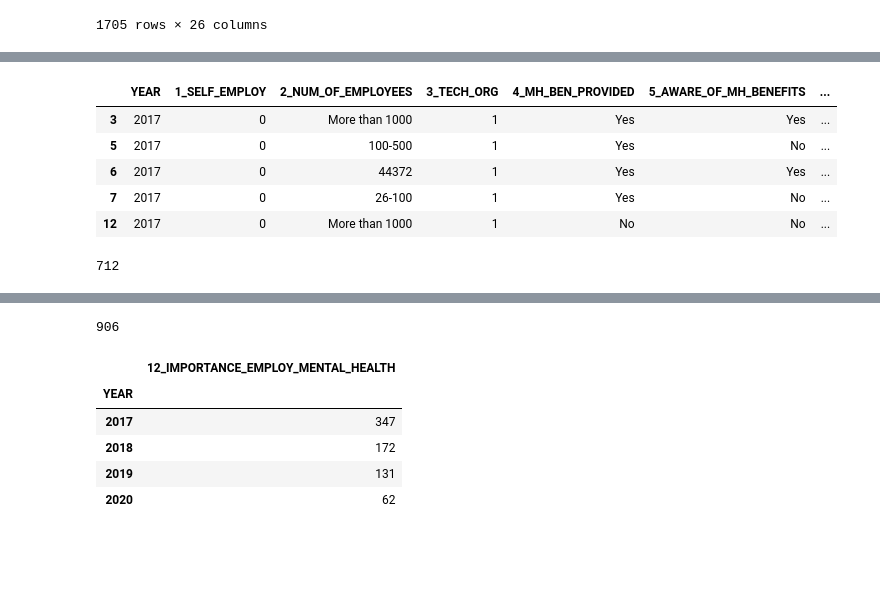
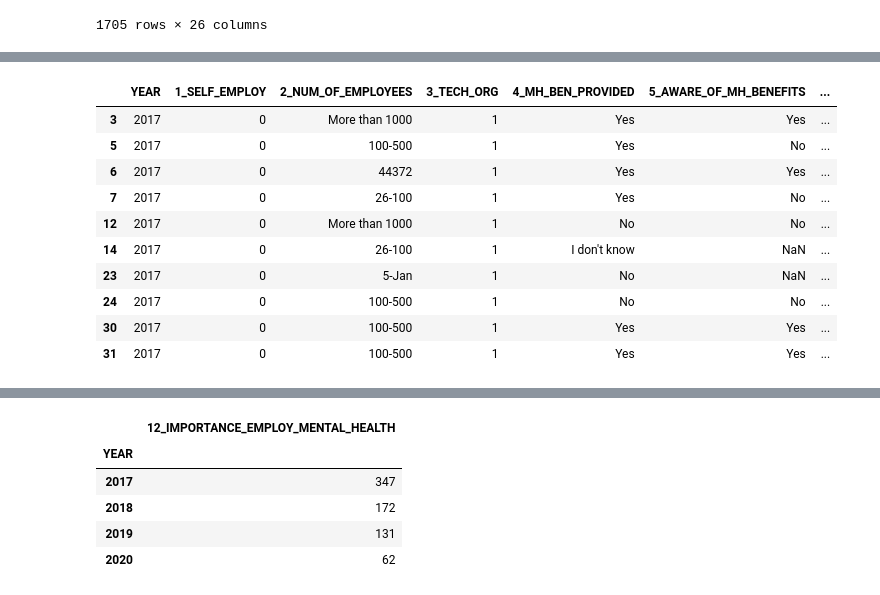
Before and after one commit to bennetyousuf/ProjectOne-MentalHealthinTech, a Jupyter notebook: Working_Notebooks/Mental Health in Tech Data Cleanup - TBG.ipynb, the cells around one changed output, grey strips where cells are left out. Saved outputs shown, nothing was run; the diff lists cells and outputs as text; code cells hidden in the pictures; blank space fills up the shorter version.

```diff
--- a/Working_Notebooks/Mental Health in Tech Data Cleanup - TBG.ipynb
+++ b/Working_Notebooks/Mental Health in Tech Data Cleanup - TBG.ipynb
@@ -69,0 +54,5 @@ tech_mental_health
+# %%
+#Filter to only include tech workers
+tech_mental_health = survey_data_df.loc[survey_data_df["3_TECH_ORG"]=="1"]
+pd.options.display.max_columns = 27
+tech_mental_health
@@ -70,25 +91,28 @@ tech_mental_health
 # %%
 #TBD - What is the level of importance placed on mental health placed by employers over time?
-#Only find values in "12_IMPORTANCE_EMPLOY_MENTAL_HEALTH" > 8
+#Only find values in "12_IMPORTANCE_EMPLOY_MENTAL_HEALTH" > 5
 
 # Display all columns to check data
 pd.options.display.max_columns = 27
 
 # Create DF with Question 12 values >5
 importance_mental_value = tech_mental_health.loc[tech_mental_health["12_IMPORTANCE_EMPLOY_MENTAL_HEALTH"] >= 5 ]
-importance_mental_value.head()
+importance_mental_value.head(10)
 # %% [output]
 |  | YEAR | 1_SELF_EMPLOY | 2_NUM_OF_EMPLOYEES | 3_TECH_ORG | 4_MH_BEN_PROVIDED | 5_AWARE_OF_MH_BENEFITS | ... |
 | 3 | 2017 | 0 | More than 1000 | 1 | Yes | Yes | ... |
 | 5 | 2017 | 0 | 100-500 | 1 | Yes | No | ... |
 | 6 | 2017 | 0 | 44372 | 1 | Yes | Yes | ... |
 | 7 | 2017 | 0 | 26-100 | 1 | Yes | No | ... |
 | 12 | 2017 | 0 | More than 1000 | 1 | No | No | ... |
+| 14 | 2017 | 0 | 26-100 | 1 | I don't know | NaN | ... |
+| 23 | 2017 | 0 | 5-Jan | 1 | No | NaN | ... |
+| 24 | 2017 | 0 | 100-500 | 1 | No | No | ... |
+| 30 | 2017 | 0 | 100-500 | 1 | Yes | Yes | ... |
+| 31 | 2017 | 0 | 100-500 | 1 | Yes | Yes | ... |
 # %%
 # Count total responses for %
-importance_mental_total = importance_mental_value["12_IMPORTANCE_EMPLOY_MENTAL_HEALTH"].count()
-importance_mental_total
+#importance_mental_total = importance_mental_value["12_IMPORTANCE_EMPLOY_MENTAL_HEALTH"].count()
+#importance_mental_total
-# %% [output]
-712
 # %%
 # Create DF with Question 11 values >5
@@ -108,11 +132,6 @@ importance_physical_value
 | 1702 | 2020 | 0 | 100-500 | 1 | I don't know | No | ... |
 | 1704 | 2020 | 0 | 500-1000 | 1 | Not eligible for coverage / NA | NaN | ... |
 906 rows × 26 columns
-# %%
-importance_physical_total = importance_physical_value["11_IMPORTANCE_EMPLOY_PHYS_HEALTH"].count()
-importance_physical_total
-# %% [output]
-906
 # %%
 #Create DF of count of MENTAL health values for chart
 importance_mental_by_year = pd.DataFrame(importance_mental_value.groupby('YEAR')['12_IMPORTANCE_EMPLOY_MENTAL_HEALTH'].count())
```
Also changed, not shown: parts of 12 cells of this notebook, 6 other files.
